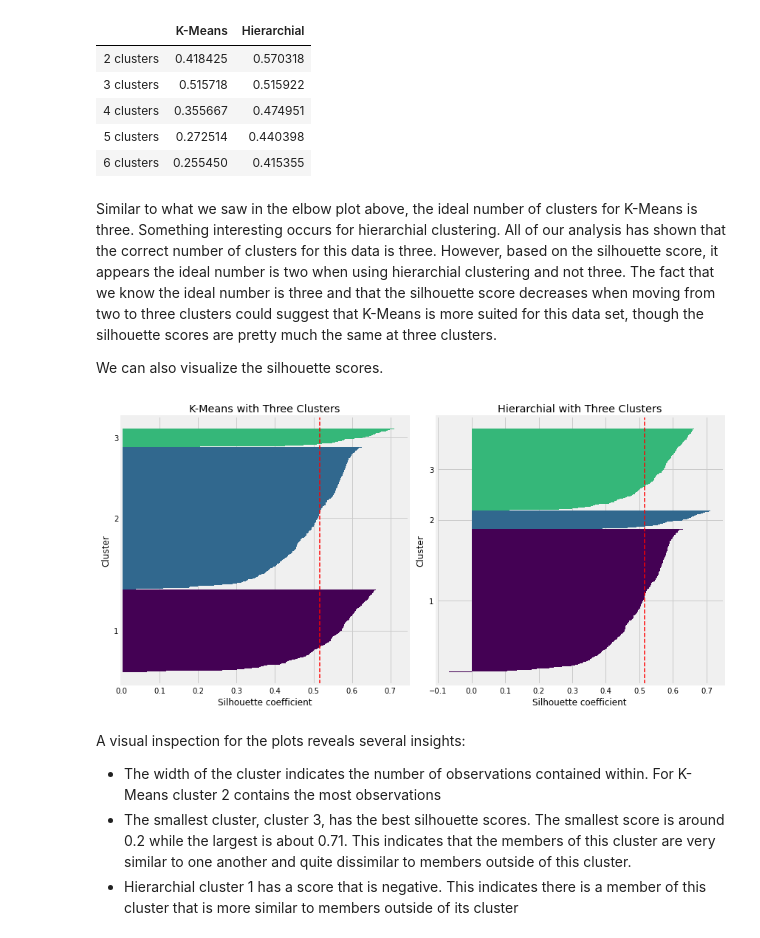
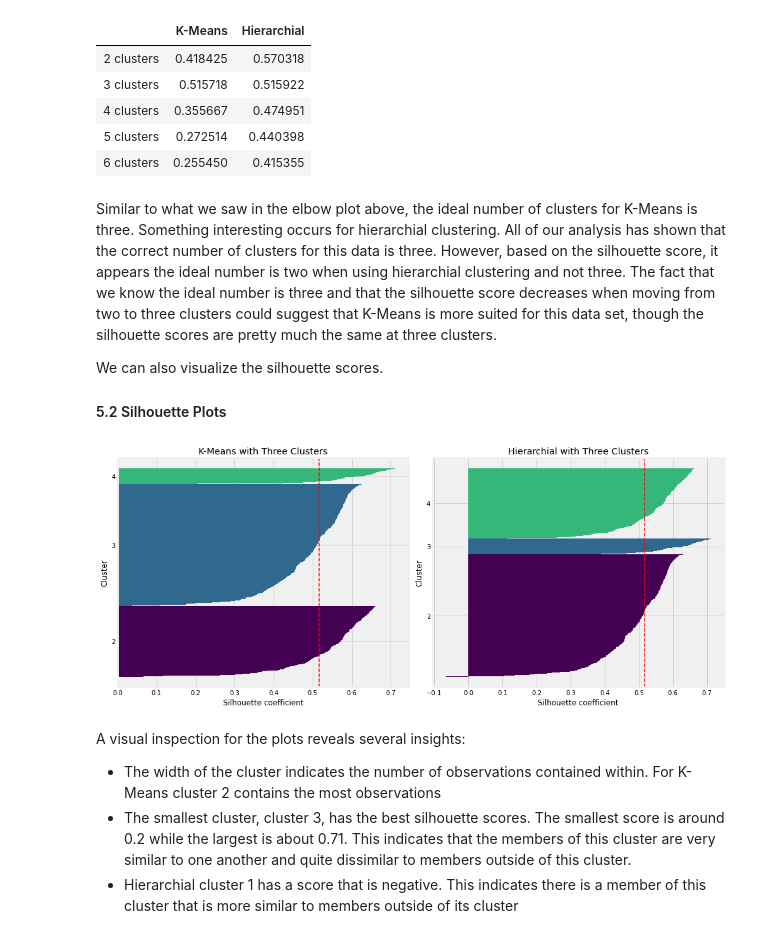
Before and after one commit to FractalMind81/AIML, a Jupyter notebook: Unsupervised Learning/Project 5.ipynb, the cells around one changed output. Cells and saved outputs as stored; diff of their text form; code cells hidden in the pictures.

```diff
--- a/Unsupervised Learning/Project 5.ipynb
+++ b/Unsupervised Learning/Project 5.ipynb
@@ -287,10 +289,10 @@ Based on the elbow plot we conclude that three is the ideal number of clusters u
 kmeans = KMeans(n_clusters=3,random_state=1)
 
 # predict cluster labels
-km_clusters = kmeans.fit_predict(X)
+km_clusters = kmeans.fit_predict(X) + 1
 
 # add the cluster labels to the original dataframe
-data['km_clusters'] = km_clusters
+data['km_cluster'] = km_clusters
 # %% [markdown]
 #### 3.3 Boxplots of the Features across the Clusters
 # %%
@@ -298,7 +300,7 @@ fig, axes = plt.subplots(2, 3, figsize=(12, 6))
 
 for idx,feature in enumerate(data.columns[:-1]):
     ax=axes.flatten()[idx]
-    sns.boxplot(data=data, x='km_clusters', y=feature, ax=ax, linewidth=1.5, notch=True);
+    sns.boxplot(data=data, x='km_cluster', y=feature, ax=ax, linewidth=1.5, notch=True);
 
 axes[1,2].set_axis_off()
 plt.tight_layout()
@@ -419,16 +421,16 @@ ac = AgglomerativeClustering(n_clusters=3,
                             )
 
 # predict cluster labels
-ac_clusters = ac.fit_predict(X)
+ac_clusters = ac.fit_predict(X) + 1
 
 # add the cluster labels to the original dataframe
-data['ac_clusters'] = ac_clusters
+data['ac_cluster'] = ac_clusters
 # %%
 fig, axes = plt.subplots(2, 3, figsize=(12, 6))
 
 for idx,feature in enumerate(data.columns[:5]):
     ax=axes.flatten()[idx]
-    sns.boxplot(data=data, x='ac_clusters', y=feature, ax=ax, linewidth=1.5, notch=True);
+    sns.boxplot(data=data, x='ac_cluster', y=feature, ax=ax, linewidth=1.5, notch=True);
 
 axes[1,2].set_axis_off()
 plt.tight_layout()
@@ -507,6 +509,7 @@ pd.DataFrame(s_scores, index=["{} clusters".format(k) for k in clusters], column
 Similar to what we saw in the elbow plot above, the ideal number of clusters for K-Means is three. Something interesting occurs for hierarchial clustering. All of our analysis has shown that the correct number of clusters for this data is three. However, based on the silhouette score, it appears the ideal number is two when using hierarchial clustering and not three. The fact that we know the ideal number is three and that the silhouette score decreases when moving from two to three clusters could suggest that K-Means is more suited for this data set, though the silhouette scores are pretty much the same at three clusters.
 
 We can also visualize the silhouette scores.
+#### 5.2 Silhouette Plots
 # %%
 def silhouette(clusters,ax):
     cluster_labels = np.unique(clusters)
@@ -533,15 +536,15 @@ def silhouette(clusters,ax):
     ax.set_ylabel('Cluster')
     ax.set_xlabel('Silhouette coefficient')
 # %%
-fig, (ax1, ax2) = plt.subplots(1, 2, figsize=(12,6))
+fig, (ax1, ax2) = plt.subplots(1, 2, figsize=(14,6))
 
 silhouette(km_clusters,ax1);
 silhouette(ac_clusters,ax2);
 ax1.set_title("K-Means with Three Clusters");
 ax2.set_title("Hierarchial with Three Clusters");
 plt.tight_layout()
 # %% [output]
-[figure, old version]
+[figure, new version]
 # %% [markdown]
 A visual inspection for the plots reveals several insights:
 - The width of the cluster indicates the number of observations contained within. For K-Means cluster 2 contains the most observations
```
Also changed, not shown: parts of 11 cells of this notebook.
